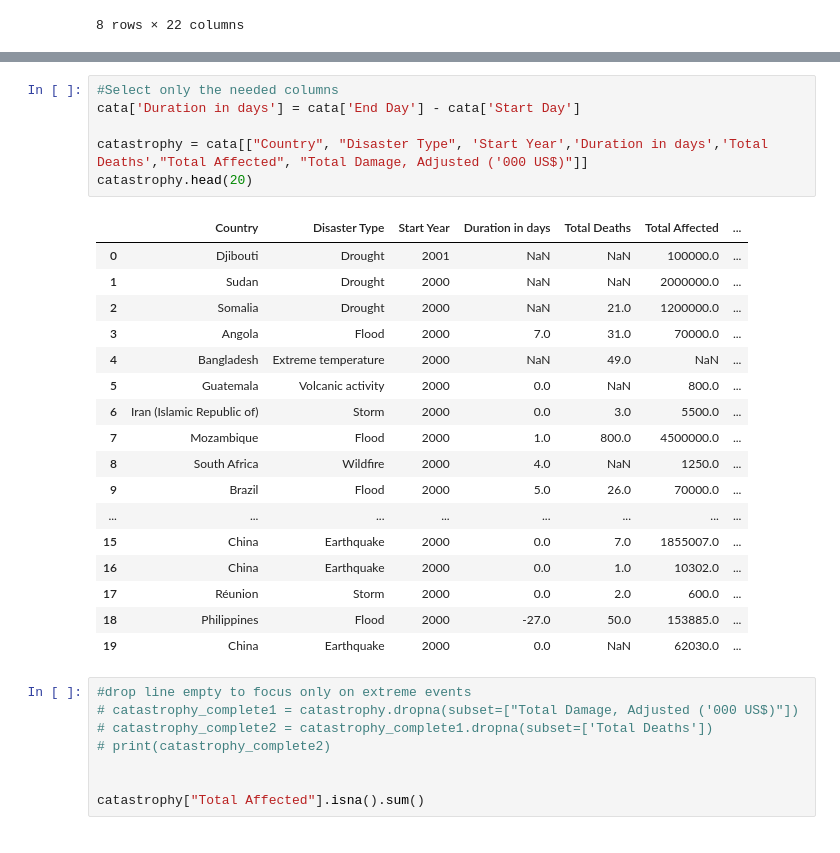
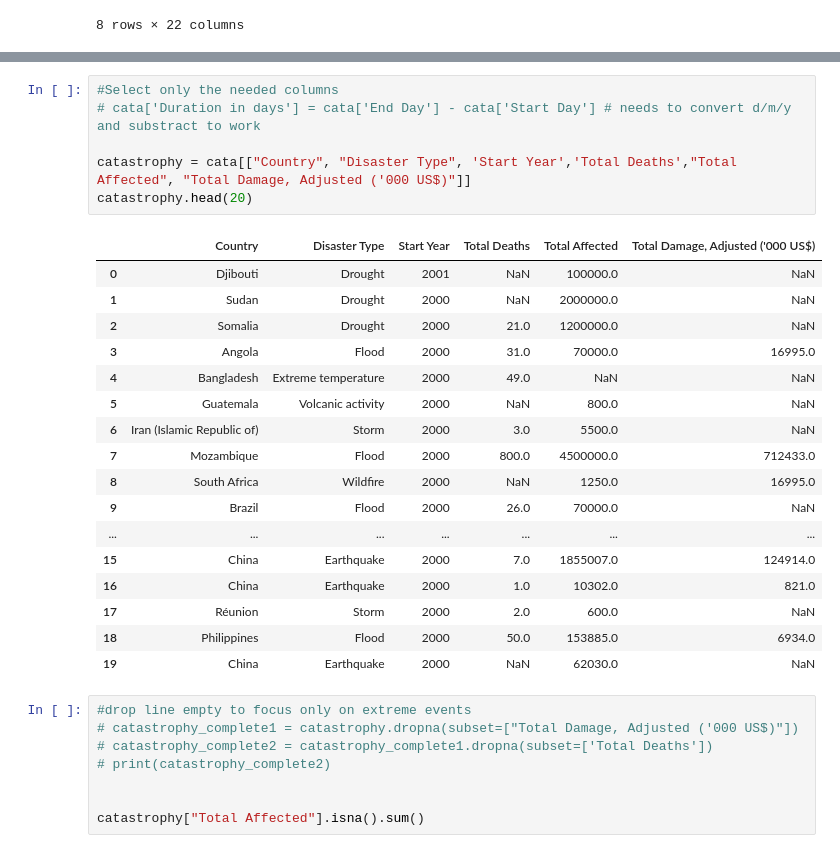
Before and after one commit to igordall/green-patents, a Jupyter notebook: Elephant_V2.ipynb, the cells around one changed output, grey strips where cells are left out. Cells and saved outputs as stored; diff of their text form.

```diff
--- a/Elephant_V2.ipynb
+++ b/Elephant_V2.ipynb
@@ -307,27 +339,27 @@ Index(['DisNo.', 'Historic', 'Classification Key', 'Disaster Group',
 # %%
 #Select only the needed columns
-cata['Duration in days'] = cata['End Day'] - cata['Start Day']
+# cata['Duration in days'] = cata['End Day'] - cata['Start Day'] # needs to convert d/m/y and substract to work
 
-catastrophy = cata[["Country", "Disaster Type", 'Start Year','Duration in days','Total Deaths',"Total Affected", "Total Damage, Adjusted ('000 US$)"]]
+catastrophy = cata[["Country", "Disaster Type", 'Start Year','Total Deaths',"Total Affected", "Total Damage, Adjusted ('000 US$)"]]
 catastrophy.head(20)
 # %% [output]
-|  | Country | Disaster Type | Start Year | Duration in days | Total Deaths | Total Affected | ... |
-| 0 | Djibouti | Drought | 2001 | NaN | NaN | 100000.0 | ... |
-| 1 | Sudan | Drought | 2000 | NaN | NaN | 2000000.0 | ... |
-| 2 | Somalia | Drought | 2000 | NaN | 21.0 | 1200000.0 | ... |
-| 3 | Angola | Flood | 2000 | 7.0 | 31.0 | 70000.0 | ... |
-| 4 | Bangladesh | Extreme temperature | 2000 | NaN | 49.0 | NaN | ... |
-| 5 | Guatemala | Volcanic activity | 2000 | 0.0 | NaN | 800.0 | ... |
-| 6 | Iran (Islamic Republic of) | Storm | 2000 | 0.0 | 3.0 | 5500.0 | ... |
-| 7 | Mozambique | Flood | 2000 | 1.0 | 800.0 | 4500000.0 | ... |
-| 8 | South Africa | Wildfire | 2000 | 4.0 | NaN | 1250.0 | ... |
-| 9 | Brazil | Flood | 2000 | 5.0 | 26.0 | 70000.0 | ... |
-| ... | ... | ... | ... | ... | ... | ... | ... |
-| 15 | China | Earthquake | 2000 | 0.0 | 7.0 | 1855007.0 | ... |
-| 16 | China | Earthquake | 2000 | 0.0 | 1.0 | 10302.0 | ... |
-| 17 | Réunion | Storm | 2000 | 0.0 | 2.0 | 600.0 | ... |
-| 18 | Philippines | Flood | 2000 | -27.0 | 50.0 | 153885.0 | ... |
-| 19 | China | Earthquake | 2000 | 0.0 | NaN | 62030.0 | ... |
+|  | Country | Disaster Type | Start Year | Total Deaths | Total Affected | Total Damage, Adjusted ('000 US$) |
+| 0 | Djibouti | Drought | 2001 | NaN | 100000.0 | NaN |
+| 1 | Sudan | Drought | 2000 | NaN | 2000000.0 | NaN |
+| 2 | Somalia | Drought | 2000 | 21.0 | 1200000.0 | NaN |
+| 3 | Angola | Flood | 2000 | 31.0 | 70000.0 | 16995.0 |
+| 4 | Bangladesh | Extreme temperature | 2000 | 49.0 | NaN | NaN |
+| 5 | Guatemala | Volcanic activity | 2000 | NaN | 800.0 | NaN |
+| 6 | Iran (Islamic Republic of) | Storm | 2000 | 3.0 | 5500.0 | NaN |
+| 7 | Mozambique | Flood | 2000 | 800.0 | 4500000.0 | 712433.0 |
+| 8 | South Africa | Wildfire | 2000 | NaN | 1250.0 | 16995.0 |
+| 9 | Brazil | Flood | 2000 | 26.0 | 70000.0 | NaN |
+| ... | ... | ... | ... | ... | ... | ... |
+| 15 | China | Earthquake | 2000 | 7.0 | 1855007.0 | 124914.0 |
+| 16 | China | Earthquake | 2000 | 1.0 | 10302.0 | 821.0 |
+| 17 | Réunion | Storm | 2000 | 2.0 | 600.0 | NaN |
+| 18 | Philippines | Flood | 2000 | 50.0 | 153885.0 | 6934.0 |
+| 19 | China | Earthquake | 2000 | NaN | 62030.0 | NaN |
 # %%
 #drop line empty to focus only on extreme events
 # catastrophy_complete1 = catastrophy.dropna(subset=["Total Damage, Adjusted ('000 US$)"])
```
Also changed, not shown: parts of 33 cells of this notebook.
